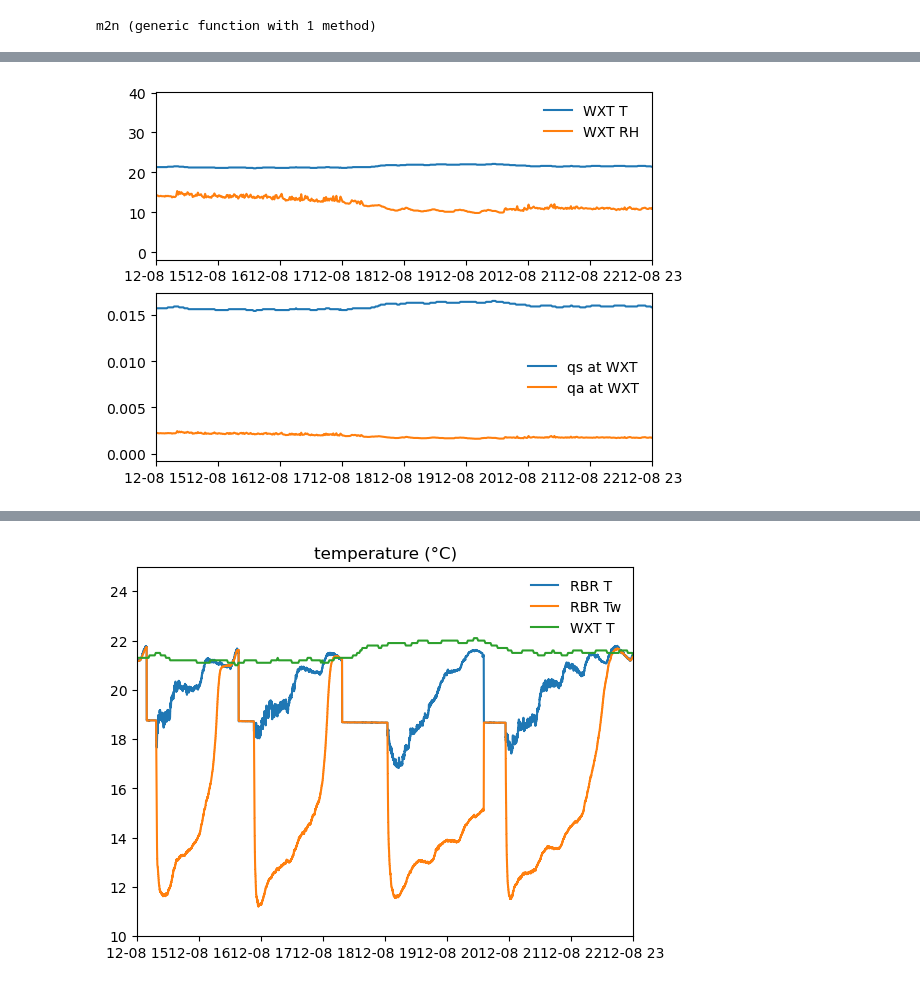
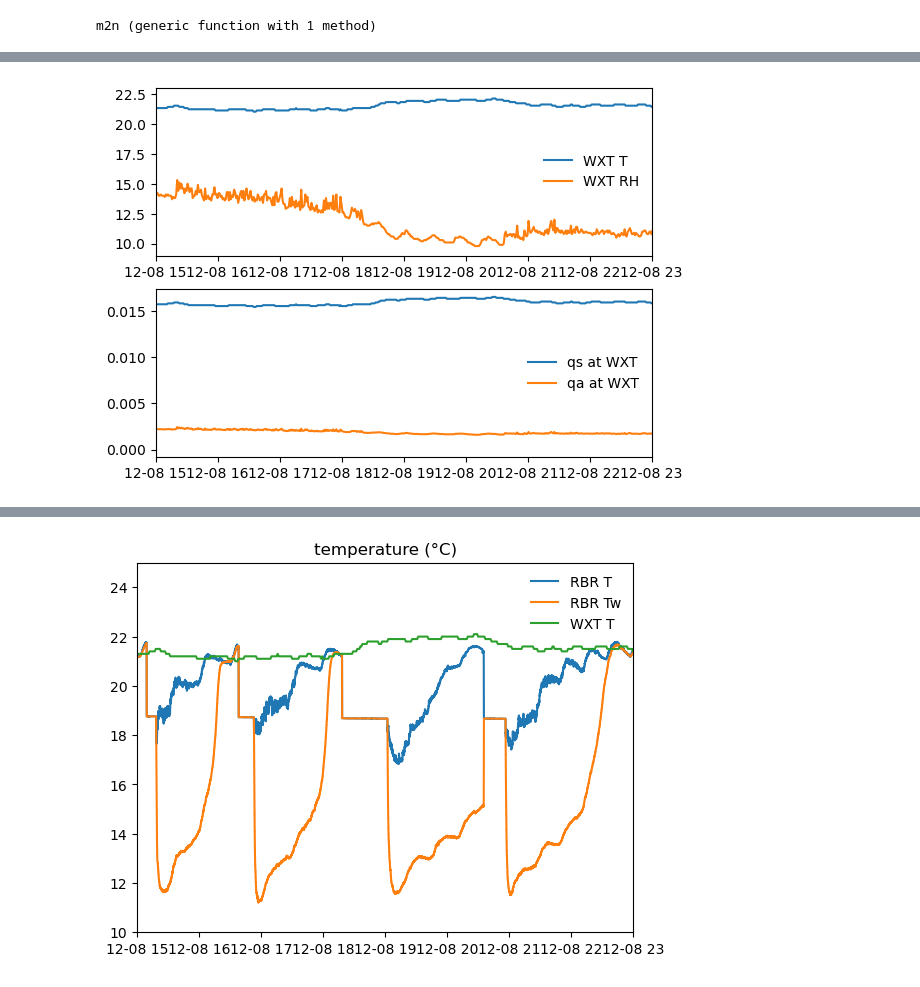
Before and after one commit to jtomfarrar/submersible_humidity_sensor, a Jupyter notebook: code/202512TankTest.ipynb, the cells around one changed output, grey strips where cells are left out. Drawn from its saved outputs; the diff is of its cells as text; code cells hidden in the pictures.

```diff
--- a/code/202512TankTest.ipynb
+++ b/code/202512TankTest.ipynb
@@ -57,19 +59,20 @@ gcf()
 # %%
 #plot WXT data
 clf()
 subplot(2,1,1)
 plot(md2dt.(wxt["mday"]), wxt["atmp"], label="WXT T")
 plot(md2dt.(wxt["mday"]), wxt["hrh"], label="WXT RH")
 legend(frameon=false)
 xlim([DateTime(2025,12,8,15), DateTime(2025,12,8,23)]) # 4 nice tests
+ylim([9.0,23.0])
 subplot(2,1,2)
 plot(md2dt.(wxt["mday"]), qs.(101325.0,wxt["atmp"]), label="qs at WXT")
 plot(md2dt.(wxt["mday"]), qs.(101325.0,wxt["atmp"]) .* wxt["hrh"]/100, label="qa at WXT")
 legend(frameon=false)
 xlim([DateTime(2025,12,8,15), DateTime(2025,12,8,23)]) # 4 nice tests
 gcf()
 # %% [output]
-[figure, old version]
+[figure, new version]
 # %%
 # test reading RBR thermistors
 rbr = NCDataset("../data/20251211Tank/20251208_SHS-test_EGH_RBR/233860_20251211_1631.nc")
```
Also changed, not shown: parts of 7 cells of this notebook, 1 other file.
